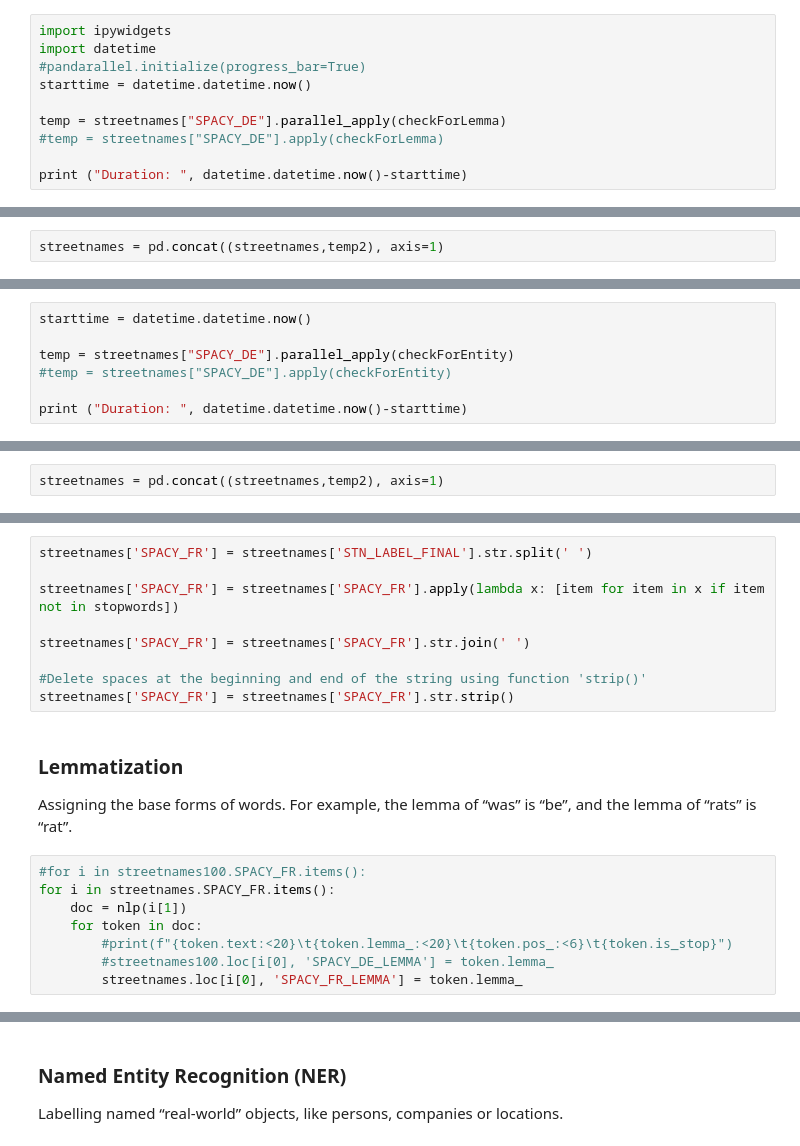
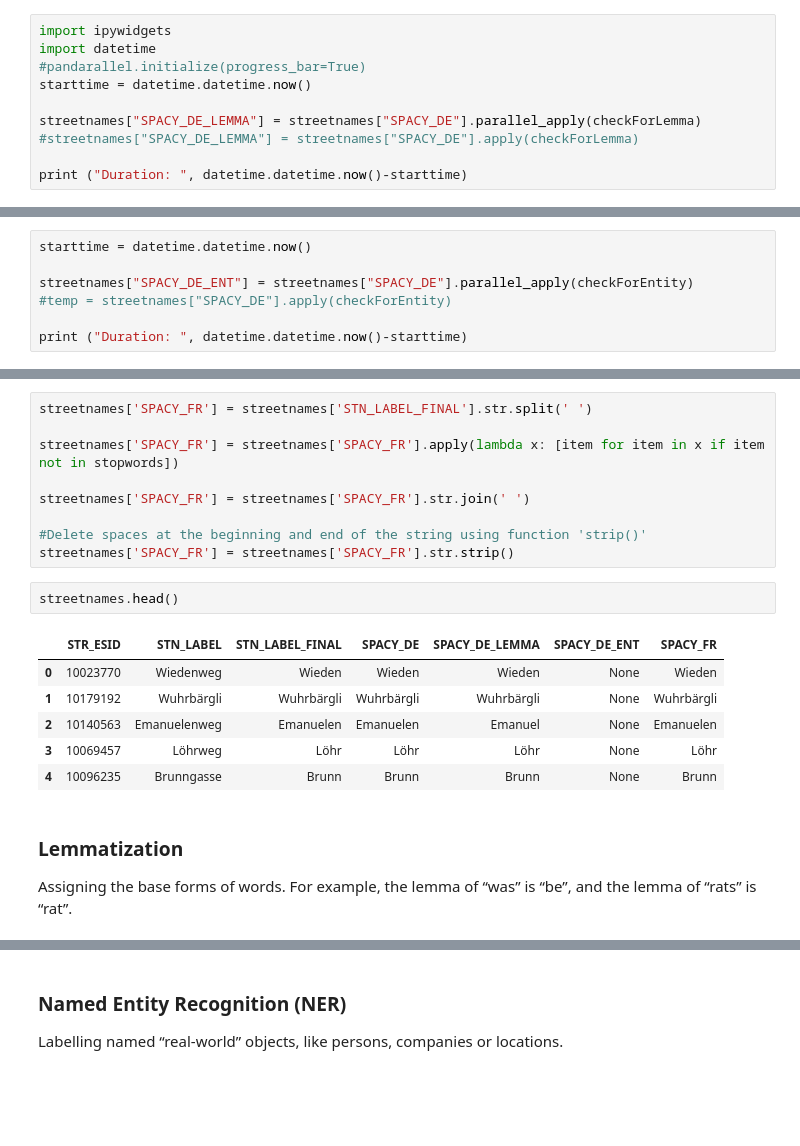
Before and after one commit to CaptainInler/cassda-zertifikatsarbeit, a Jupyter notebook: Datapreparation/spacy.ipynb, the cells around one changed output, grey strips where cells are left out. Cells and saved outputs as stored; diff of their text form; blank space fills up the shorter version.

```diff
--- a/Datapreparation/spacy.ipynb
+++ b/Datapreparation/spacy.ipynb
@@ -74,7 +100,7 @@ import datetime
 #pandarallel.initialize(progress_bar=True)
 starttime = datetime.datetime.now()
 
-temp = streetnames["SPACY_DE"].parallel_apply(checkForLemma)
-#temp = streetnames["SPACY_DE"].apply(checkForLemma)
+streetnames["SPACY_DE_LEMMA"] = streetnames["SPACY_DE"].parallel_apply(checkForLemma)
+#streetnames["SPACY_DE_LEMMA"] = streetnames["SPACY_DE"].apply(checkForLemma)
 
 print ("Duration: ", datetime.datetime.now()-starttime)
@@ -83,4 +109,2 @@ temp2 = temp.rename("SPACY_DE_LEMMA")
-# %%
-streetnames = pd.concat((streetnames,temp2), axis=1)
 # %%
 streetnames.head()
@@ -99,7 +132,7 @@ def checkForEntity(num):
 # %%
 starttime = datetime.datetime.now()
 
-temp = streetnames["SPACY_DE"].parallel_apply(checkForEntity)
+streetnames["SPACY_DE_ENT"] = streetnames["SPACY_DE"].parallel_apply(checkForEntity)
 #temp = streetnames["SPACY_DE"].apply(checkForEntity)
 
 print ("Duration: ", datetime.datetime.now()-starttime)
@@ -108,4 +141,2 @@ temp2 = temp.rename("SPACY_DE_ENTITY")
-# %%
-streetnames = pd.concat((streetnames,temp2), axis=1)
 # %%
 streetnames.head(20)
@@ -130,14 +179,15 @@ streetnames['SPACY_FR'] = streetnames['SPACY_FR'].str.join(' ')
 
 #Delete spaces at the beginning and end of the string using function 'strip()'
 streetnames['SPACY_FR'] = streetnames['SPACY_FR'].str.strip()
+# %%
+streetnames.head()
+# %% [output]
+|  | STR_ESID | STN_LABEL | STN_LABEL_FINAL | SPACY_DE | SPACY_DE_LEMMA | SPACY_DE_ENT | SPACY_FR |
+| 0 | 10023770 | Wiedenweg | Wieden | Wieden | Wieden | None | Wieden |
+| 1 | 10179192 | Wuhrbärgli | Wuhrbärgli | Wuhrbärgli | Wuhrbärgli | None | Wuhrbärgli |
+| 2 | 10140563 | Emanuelenweg | Emanuelen | Emanuelen | Emanuel | None | Emanuelen |
+| 3 | 10069457 | Löhrweg | Löhr | Löhr | Löhr | None | Löhr |
+| 4 | 10096235 | Brunngasse | Brunn | Brunn | Brunn | None | Brunn |
 # %% [markdown]
 ### Lemmatization
 Assigning the base forms of words. For example, the lemma of “was” is “be”, and the lemma of “rats” is “rat”.
-# %%
-#for i in streetnames100.SPACY_FR.items():
-for i in streetnames.SPACY_FR.items():
-    doc = nlp(i[1])
-    for token in doc:
-        #print(f"{token.text:<20}\t{token.lemma_:<20}\t{token.pos_:<6}\t{token.is_stop}")
-        #streetnames100.loc[i[0], 'SPACY_DE_LEMMA'] = token.lemma_
-        streetnames.loc[i[0], 'SPACY_FR_LEMMA'] = token.lemma_
```
Also changed, not shown: parts of 27 cells of this notebook, 2 other files.
